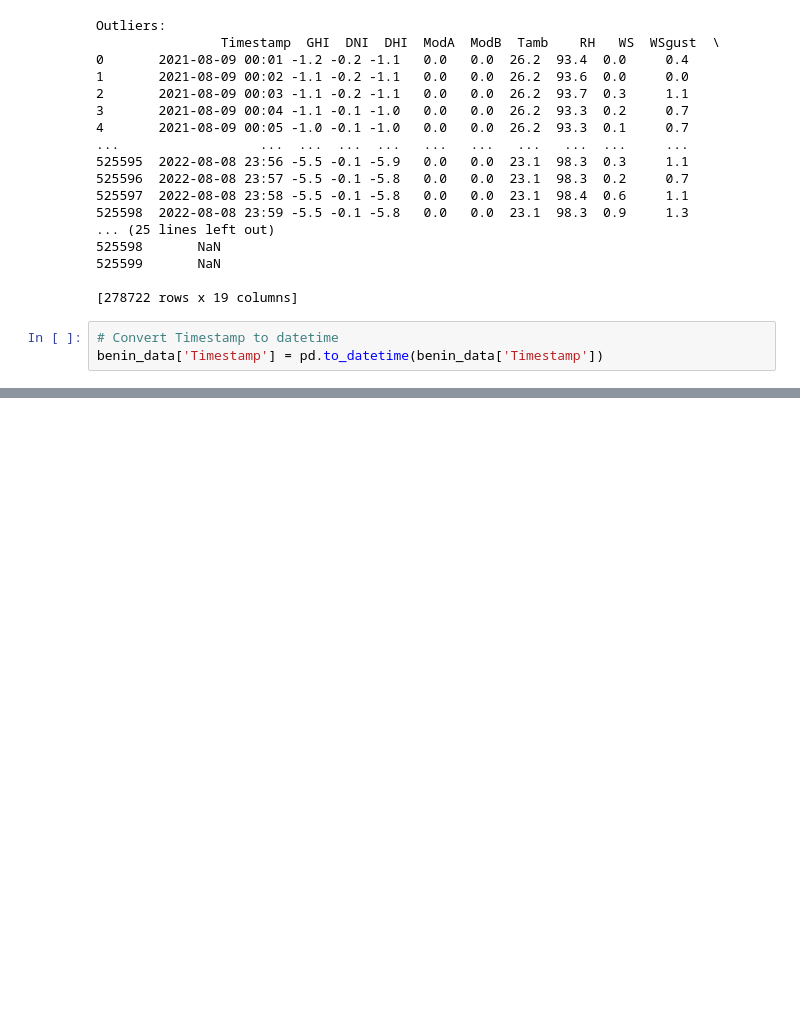
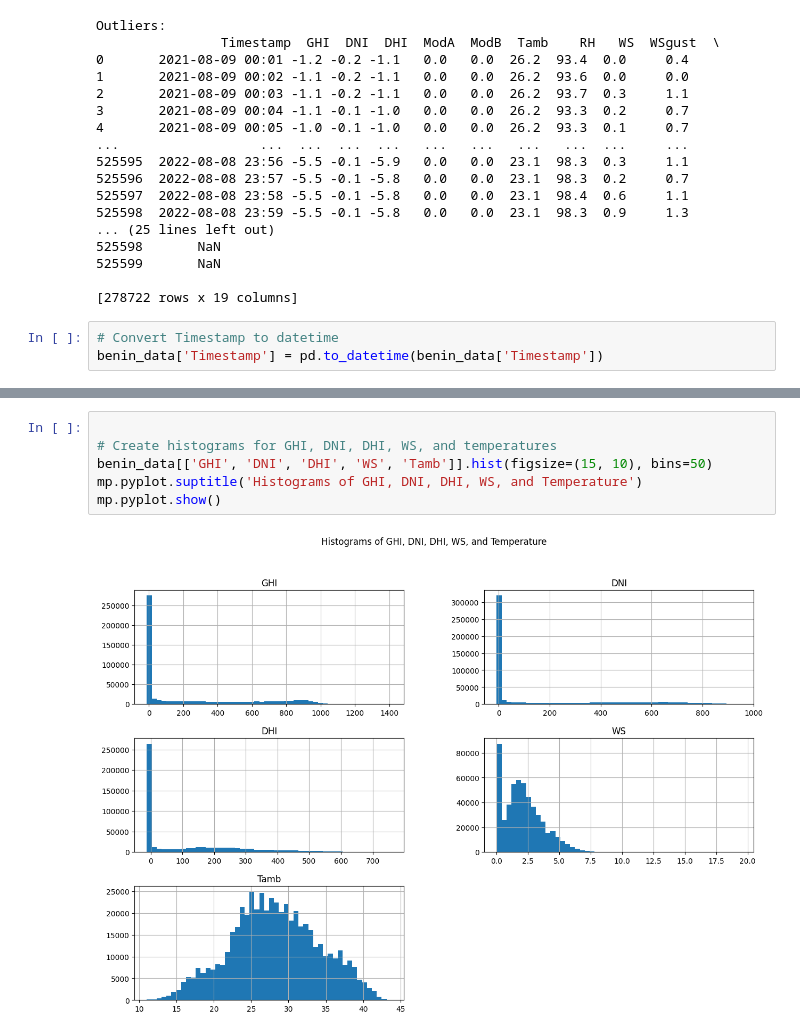
Before and after one commit to ab3lT/10-Academy-Week-0, a Jupyter notebook: notebooks/benin_malanville_data_analysis.ipynb, the cells around one changed output, grey strips where cells are left out. Drawn from its saved outputs; the diff is of its cells as text; blank space fills up the shorter version.

```diff
--- a/notebooks/benin_malanville_data_analysis.ipynb
+++ b/notebooks/benin_malanville_data_analysis.ipynb
@@ -163,0 +199,8 @@ mp.pyplot.show()
+# %%
+
+# Create histograms for GHI, DNI, DHI, WS, and temperatures
+benin_data[['GHI', 'DNI', 'DHI', 'WS', 'Tamb']].hist(figsize=(15, 10), bins=50)
+mp.pyplot.suptitle('Histograms of GHI, DNI, DHI, WS, and Temperature')
+mp.pyplot.show()
+# %% [output]
+[figure, added]
```
Also changed, not shown: parts of 6 cells of this notebook.
